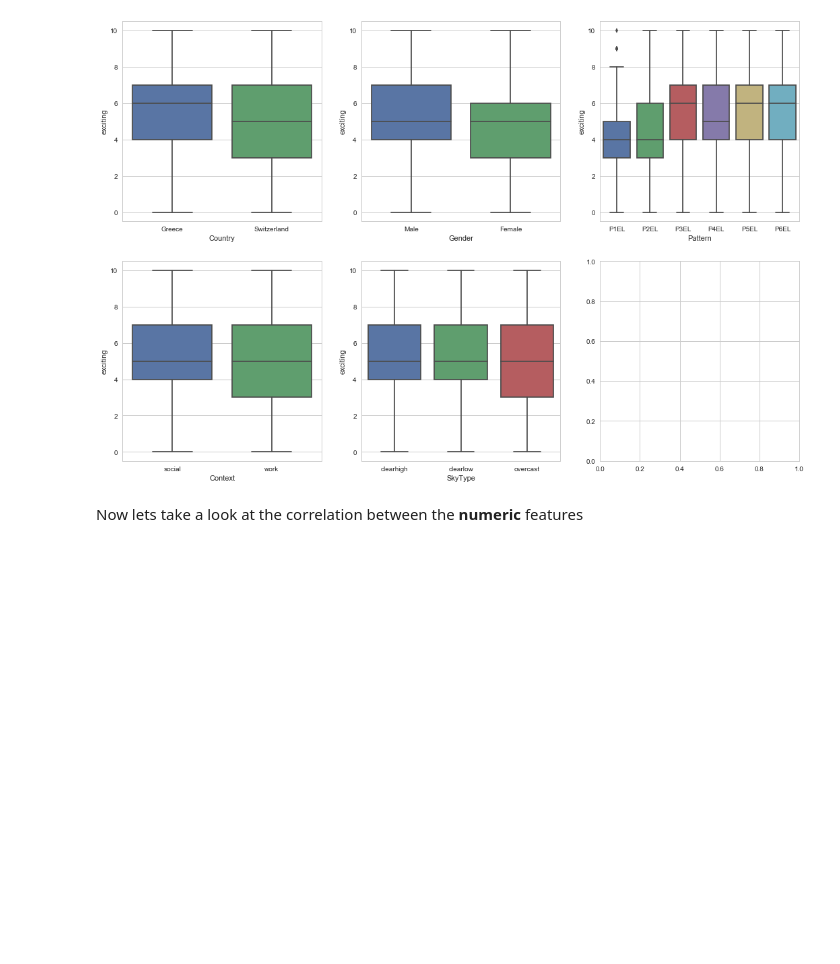
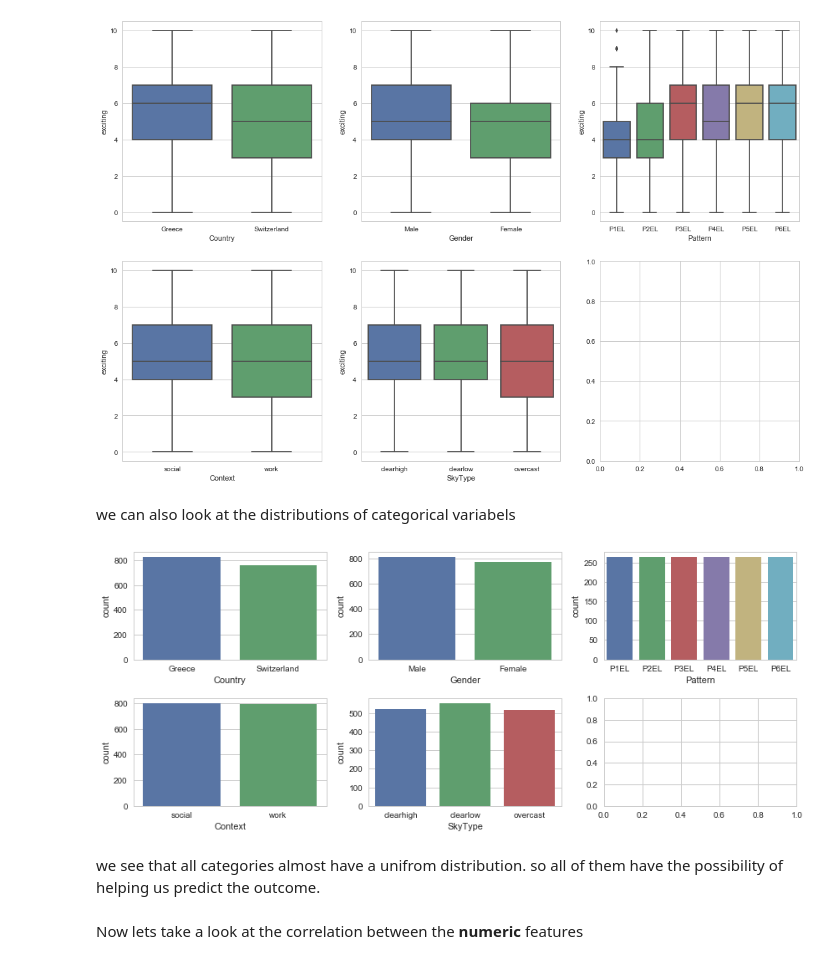
Before and after one commit to joSanchez28/Machine-Learning-EPFL, a Jupyter notebook: Project2-ArchitectureExperiment/Project2-Notebook.ipynb, the cells around one changed output. Drawn from its saved outputs; the diff is of its cells as text; code cells hidden in the pictures; blank space fills up the shorter version.

Commit message:
finished visualization

```diff
--- a/Project2-ArchitectureExperiment/Project2-Notebook.ipynb
+++ b/Project2-ArchitectureExperiment/Project2-Notebook.ipynb
@@ -425,6 +425,20 @@ for i, ax in enumerate(fig.axes):
             sns.boxplot(x=categ_data.iloc[:,i], y=y_data, ax=ax)
 # %% [output]
 [figure]
+# %% [markdown]
+we can also look at the distributions of categorical variabels
+# %%
+fig, axes = plt.subplots(round(len(categ_data.columns) / 3), 3, figsize=(12, 5))
+
+for i, ax in enumerate(fig.axes):
+    if i < len(categ_data.columns):
+        sns.countplot(x=categ_data.columns[i], data=categ_data, ax=ax)
+
+fig.tight_layout()
+# %% [output]
+[figure, added]
+# %% [markdown]
+we see that all categories almost have a unifrom distribution. so all of them have the possibility of helping us predict the outcome.
 # %% [markdown]
 Now lets take a look at the correlation between the **numeric** features
 # %%
```
